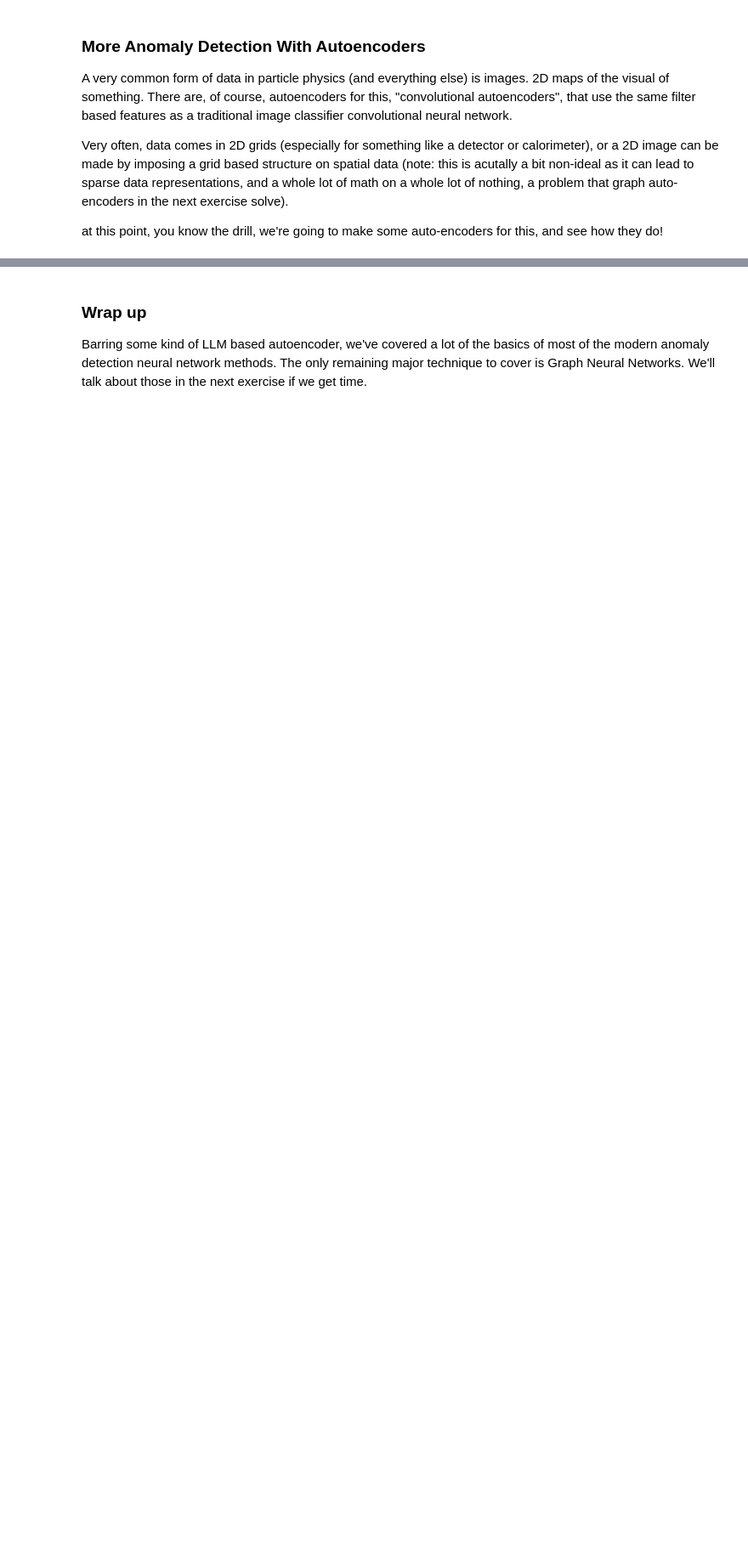
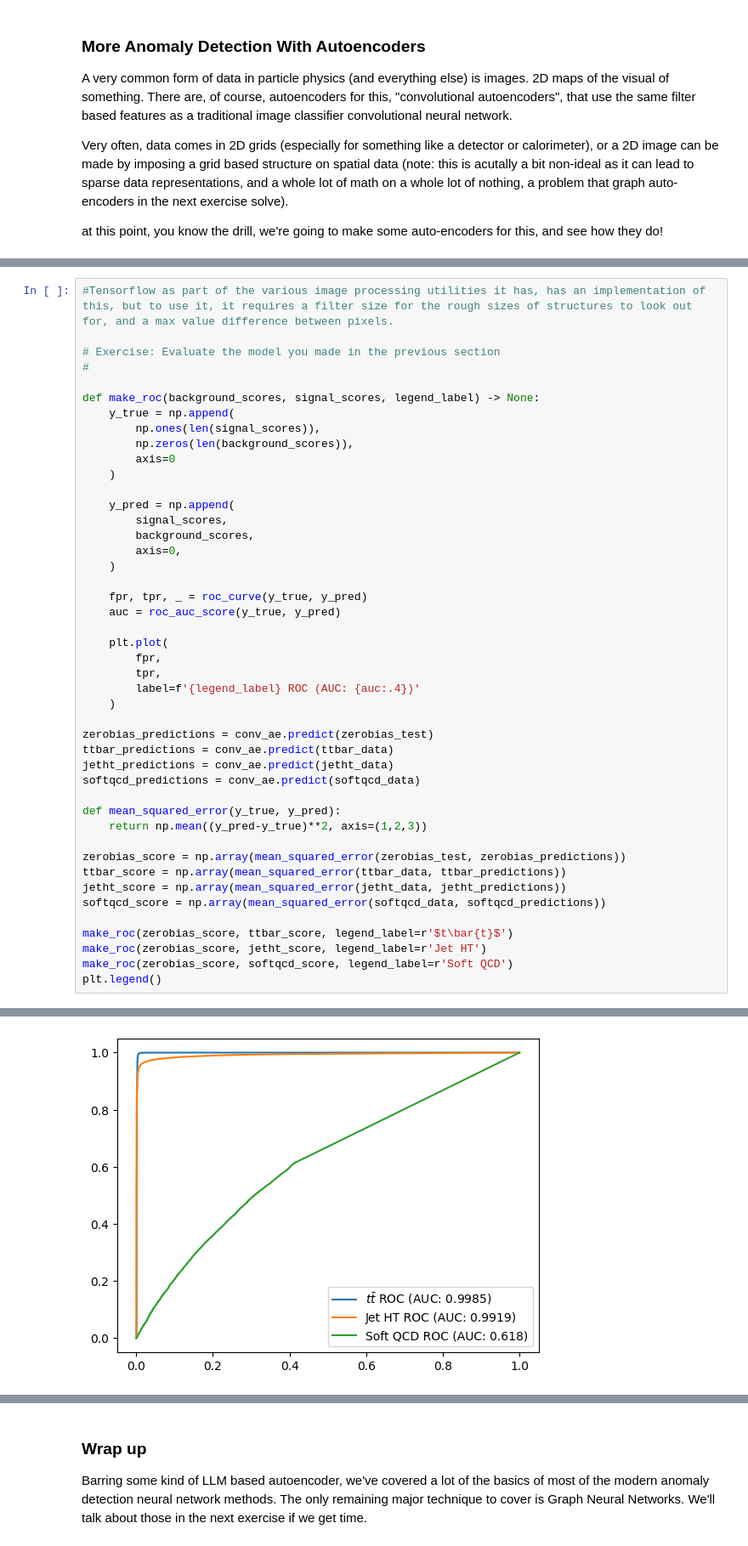
Before and after one commit to aloeliger/CMS_OpenData_Exercises, a Jupyter notebook: More_Advanced_AD.ipynb, the cells around one changed output, grey strips where cells are left out. Shown at 85% size. Saved outputs shown, nothing was run; the diff lists cells and outputs as text; blank space fills up the shorter version.

Commit message:
Update the more advanced exercises

```diff
--- a/More_Advanced_AD.ipynb
+++ b/More_Advanced_AD.ipynb
@@ -16,0 +238,46 @@ at this point, you know the drill, we're going to make some auto-encoders for th
+# %%
+#Tensorflow as part of the various image processing utilities it has, has an implementation of this, but to use it, it requires a filter size for the rough sizes of structures to look out for, and a max value difference between pixels.
+
+# Exercise: Evaluate the model you made in the previous section
+#
+
+def make_roc(background_scores, signal_scores, legend_label) -> None:
+    y_true = np.append(
+        np.ones(len(signal_scores)),
+        np.zeros(len(background_scores)),
+        axis=0
+    )
+
+    y_pred = np.append(
+        signal_scores,
+        background_scores,
+        axis=0,
+    )
+
+    fpr, tpr, _ = roc_curve(y_true, y_pred)
+    auc = roc_auc_score(y_true, y_pred)
+
+    plt.plot(
+        fpr,
+        tpr,
+        label=f'{legend_label} ROC (AUC: {auc:.4})'
+    )
+
+zerobias_predictions = conv_ae.predict(zerobias_test)
+ttbar_predictions = conv_ae.predict(ttbar_data)
+jetht_predictions = conv_ae.predict(jetht_data)
+softqcd_predictions = conv_ae.predict(softqcd_data)
+
+def mean_squared_error(y_true, y_pred):
+    return np.mean((y_pred-y_true)**2, axis=(1,2,3))
+
+zerobias_score = np.array(mean_squared_error(zerobias_test, zerobias_predictions))
+ttbar_score = np.array(mean_squared_error(ttbar_data, ttbar_predictions))
+jetht_score = np.array(mean_squared_error(jetht_data, jetht_predictions))
+softqcd_score = np.array(mean_squared_error(softqcd_data, softqcd_predictions))
+
+make_roc(zerobias_score, ttbar_score, legend_label=r'$t\bar{t}$')
+make_roc(zerobias_score, jetht_score, legend_label=r'Jet HT')
+make_roc(zerobias_score, softqcd_score, legend_label=r'Soft QCD')
+plt.legend()
+# %% [output]
@@ -17,3 +289,4 @@ at this point, you know the drill, we're going to make some auto-encoders for th
+[figure, added]
 # %% [markdown]
 ### Esoteric Losses
 
```
Also changed, not shown: parts of 11 cells of this notebook.
